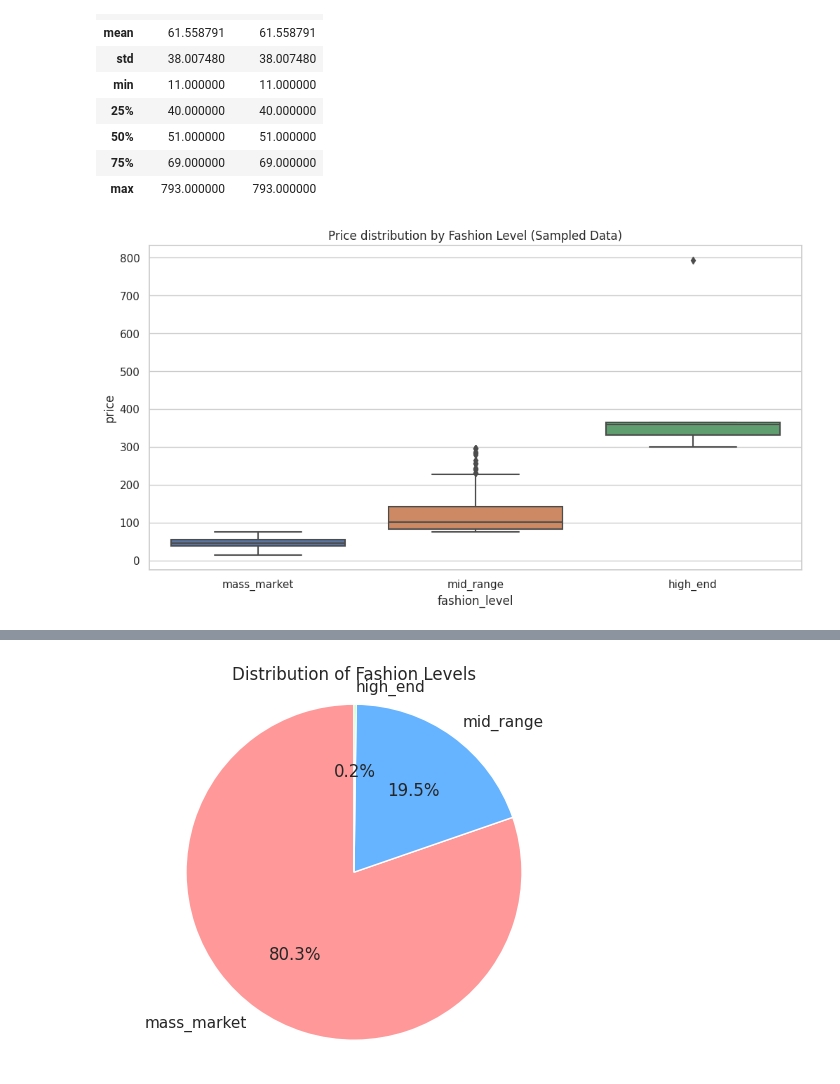
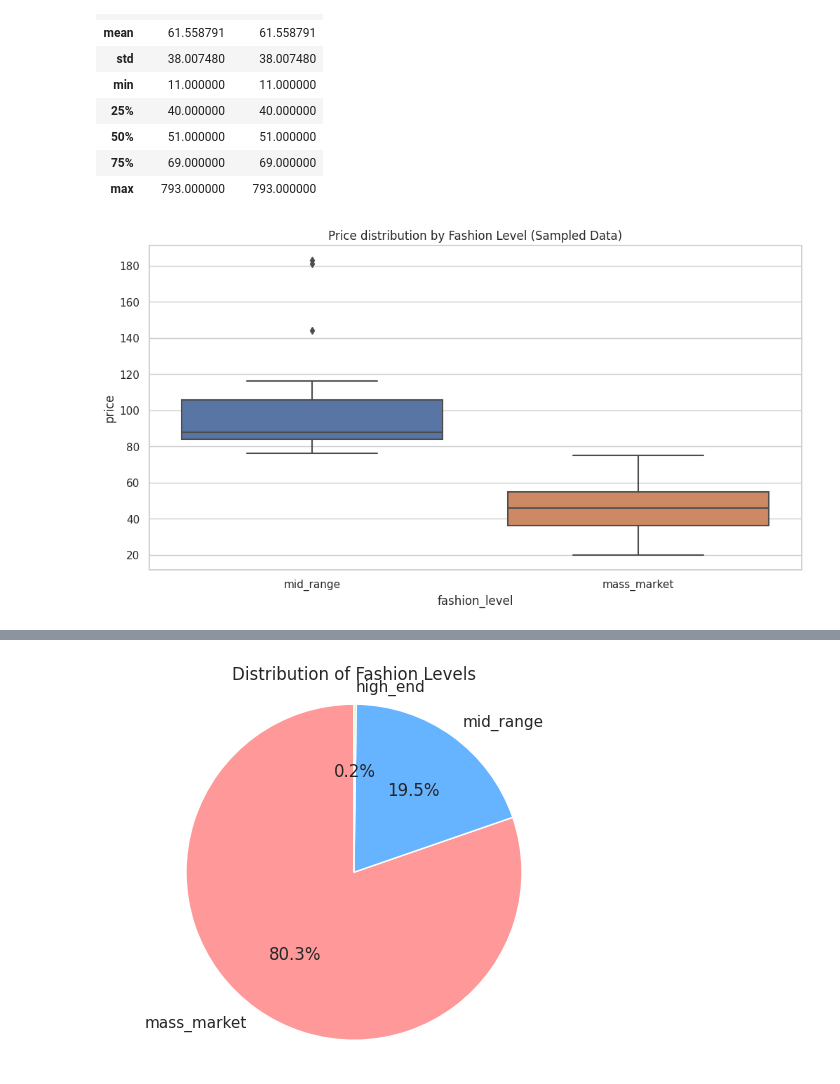
Before and after one commit to SJ-Denning/SJ-Denning, a Jupyter notebook: dress-swap-ecommerce.ipynb, the cells around one changed output, grey strips where cells are left out. Saved outputs shown, nothing was run; the diff lists cells and outputs as text; code cells hidden in the pictures.

```diff
--- a/dress-swap-ecommerce.ipynb
+++ b/dress-swap-ecommerce.ipynb
@@ -552,31 +552,31 @@ df_filtered.describe()
 # %%
 import pandas as pd
 import seaborn as sns
 import matplotlib.pyplot as plt
 
 # Assuming df_filtered has already been defined and contains the necessary data
 
 # Sample 10% of the data randomly
-df_sample = df_filtered.sample(frac=0.1)
+df_sample = df_filtered.sample(frac=0.0035)
 
 # Setting the plot style and size
 plt.figure(figsize=(12, 6))  # Adjust the size as needed
 sns.set(style="whitegrid")  # This sets the style of the plot to have a white grid background
 
 # Create a box plot
 sns.boxplot(x='fashion_level', y='price', data=df_sample)
 
 # Adding titles and labels to enhance clarity
 plt.title('Price distribution by Fashion Level (Sampled Data)')
 plt.xlabel('fashion_level')
 plt.ylabel('price')
 
 # Display the plot
 plt.show()
 
 # This doesn't work because the price is already correlated to fashion_level
 # %% [output]
-[figure, old version]
+[figure, new version]
 # %%
 import plotly.express as px
 
```
Also changed, not shown: parts of 1 cell of this notebook.
